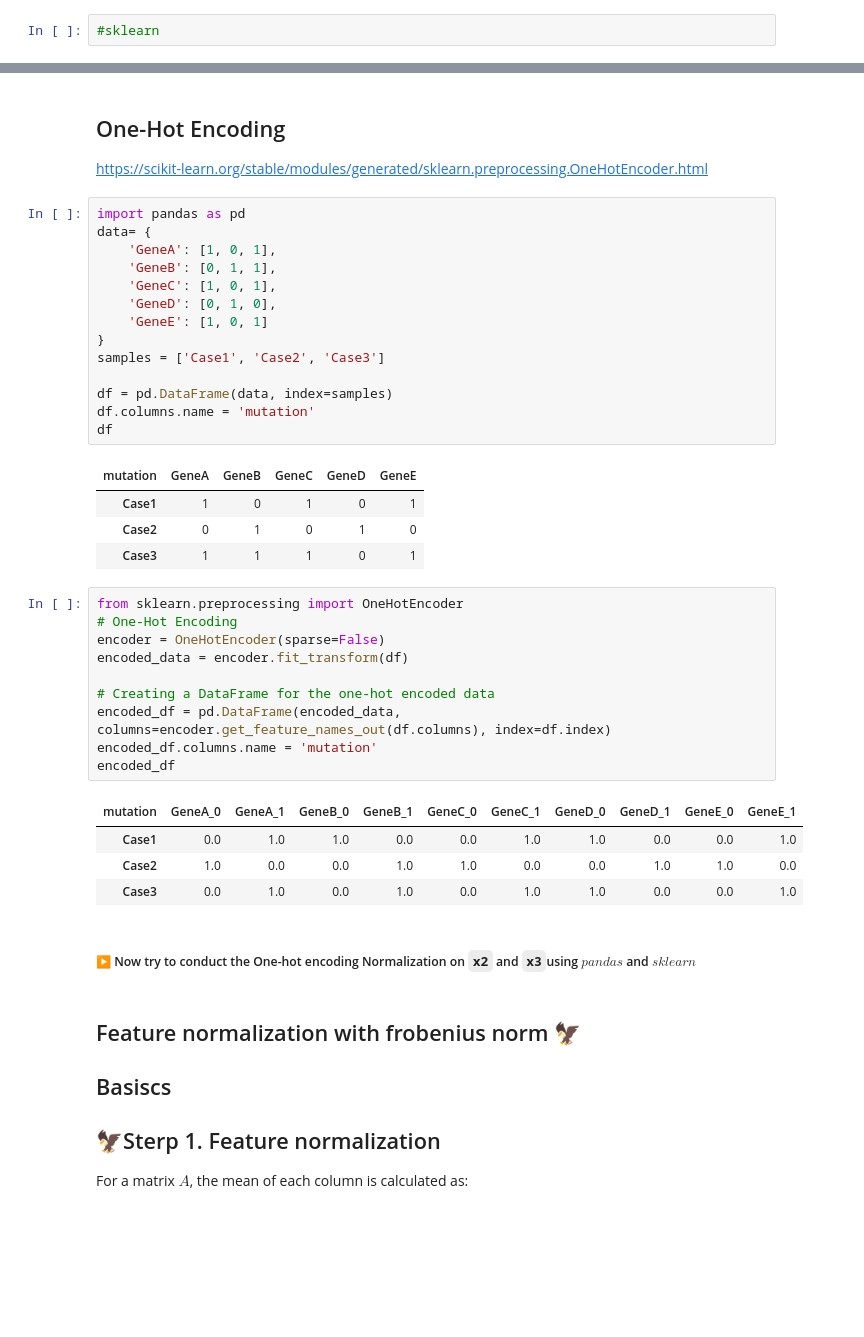
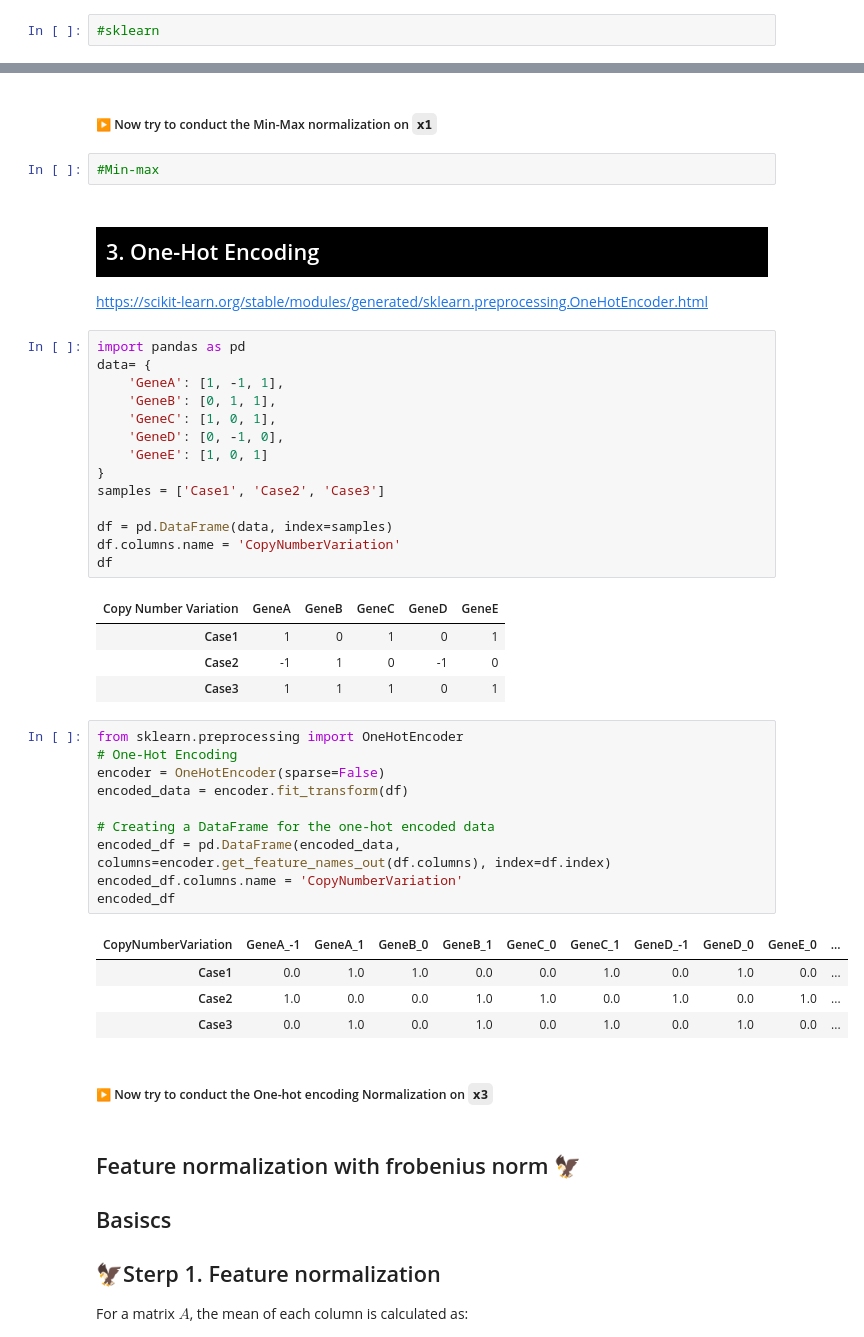
Before and after one commit to WanbingZeng/OMINEX, a Jupyter notebook: Chapeter 1 Data Loading and Preprocessing.ipynb, the cells around one changed output, grey strips where cells are left out. Saved outputs shown, nothing was run; the diff lists cells and outputs as text; blank space fills up the shorter version.

```diff
--- a/Chapeter 1 Data Loading and Preprocessing.ipynb
+++ b/Chapeter 1 Data Loading and Preprocessing.ipynb
@@ -377,43 +451,48 @@ As you have already had the gene expression data `x1` and handled the missing va
+# %% [markdown]
+##### ▶️  Now try to conduct the Min-Max normalization on `x1`
+# %%
+#Min-max
 # %% [markdown]
-## One-Hot Encoding
+##  <div style="background-color: #000000; color: white;padding: 10px;">3. One-Hot Encoding</div>
+
 https://scikit-learn.org/stable/modules/generated/sklearn.preprocessing.OneHotEncoder.html
 # %%
 import pandas as pd
 data= {
-    'GeneA': [1, 0, 1],
+    'GeneA': [1, -1, 1],
     'GeneB': [0, 1, 1],
     'GeneC': [1, 0, 1],
-    'GeneD': [0, 1, 0],
+    'GeneD': [0, -1, 0],
     'GeneE': [1, 0, 1]
 }
 samples = ['Case1', 'Case2', 'Case3']
 
 df = pd.DataFrame(data, index=samples)
-df.columns.name = 'mutation'
+df.columns.name = 'CopyNumberVariation'
 df
 # %% [output]
-| mutation | GeneA | GeneB | GeneC | GeneD | GeneE |
+| Copy Number Variation | GeneA | GeneB | GeneC | GeneD | GeneE |
 | Case1 | 1 | 0 | 1 | 0 | 1 |
-| Case2 | 0 | 1 | 0 | 1 | 0 |
+| Case2 | -1 | 1 | 0 | -1 | 0 |
 | Case3 | 1 | 1 | 1 | 0 | 1 |
 # %%
 from sklearn.preprocessing import OneHotEncoder
 # One-Hot Encoding
 encoder = OneHotEncoder(sparse=False)
 encoded_data = encoder.fit_transform(df)
 
 # Creating a DataFrame for the one-hot encoded data
 encoded_df = pd.DataFrame(encoded_data, columns=encoder.get_feature_names_out(df.columns), index=df.index)
-encoded_df.columns.name = 'mutation'
+encoded_df.columns.name = 'CopyNumberVariation'
 encoded_df
 # %% [output]
-| mutation | GeneA_0 | GeneA_1 | GeneB_0 | GeneB_1 | GeneC_0 | GeneC_1 | GeneD_0 | GeneD_1 | GeneE_0 | GeneE_1 |
-| Case1 | 0.0 | 1.0 | 1.0 | 0.0 | 0.0 | 1.0 | 1.0 | 0.0 | 0.0 | 1.0 |
-| Case2 | 1.0 | 0.0 | 0.0 | 1.0 | 1.0 | 0.0 | 0.0 | 1.0 | 1.0 | 0.0 |
-| Case3 | 0.0 | 1.0 | 0.0 | 1.0 | 0.0 | 1.0 | 1.0 | 0.0 | 0.0 | 1.0 |
+| CopyNumberVariation | GeneA_-1 | GeneA_1 | GeneB_0 | GeneB_1 | GeneC_0 | GeneC_1 | GeneD_-1 | GeneD_0 | GeneE_0 | ... |
+| Case1 | 0.0 | 1.0 | 1.0 | 0.0 | 0.0 | 1.0 | 0.0 | 1.0 | 0.0 | ... |
+| Case2 | 1.0 | 0.0 | 0.0 | 1.0 | 1.0 | 0.0 | 1.0 | 0.0 | 1.0 | ... |
+| Case3 | 0.0 | 1.0 | 0.0 | 1.0 | 0.0 | 1.0 | 0.0 | 1.0 | 0.0 | ... |
 # %% [markdown]
 
-##### ▶️  Now try to conduct the One-hot encoding Normalization on `x2` and `x3`using $pandas$ and $sklearn$
+##### ▶️  Now try to conduct the One-hot encoding Normalization on `x3`
 # %% [markdown]
 ## Feature normalization with frobenius norm 🦅
 ## Basiscs
```
Also changed, not shown: parts of 29 cells of this notebook.
